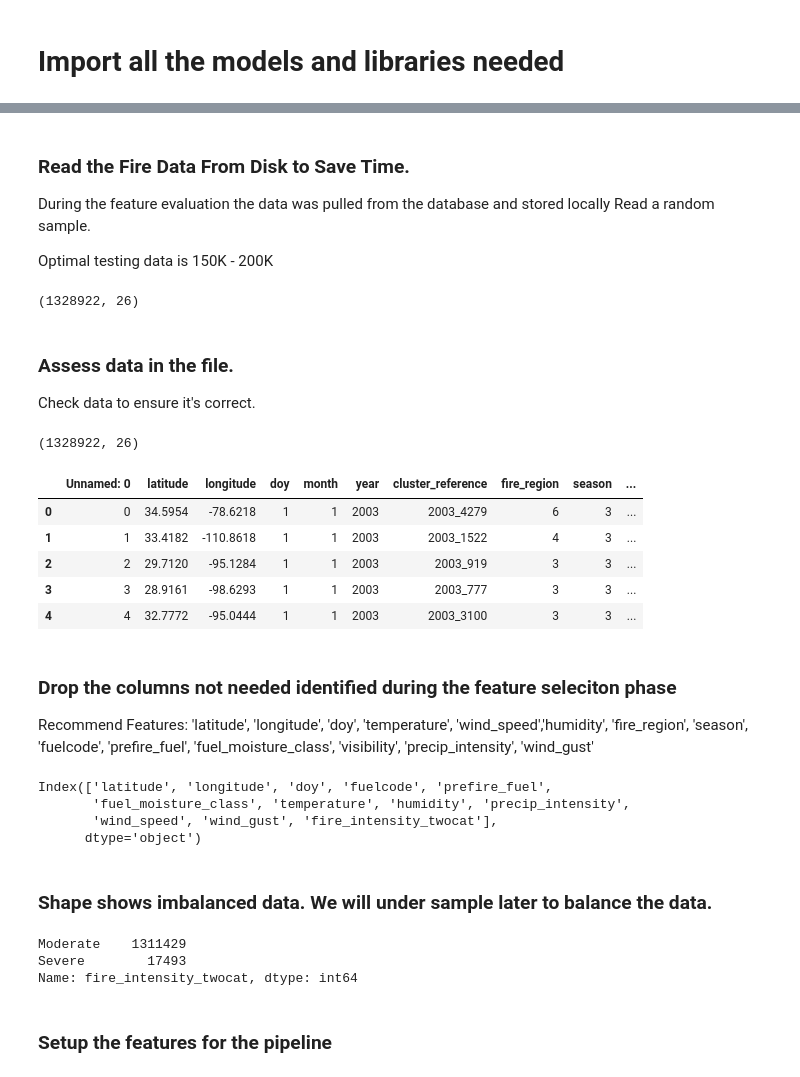
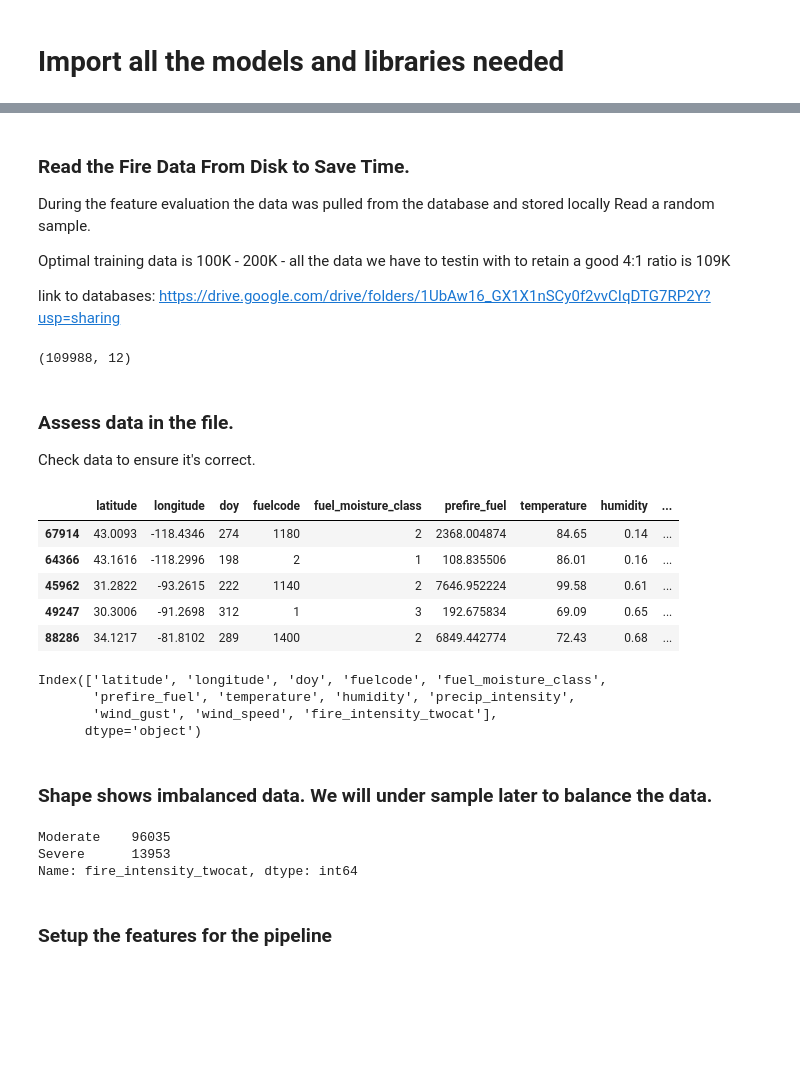
Before and after one commit to NahidGithub/Predicting-Wildfires, a Jupyter notebook: notebooks/Final_Model_Evaluation.ipynb, the cells around one changed output, grey strips where cells are left out. Cells and saved outputs as stored; diff of their text form; code cells hidden in the pictures; blank space fills up the shorter version.

```diff
--- a/notebooks/Final_Model_Evaluation.ipynb
+++ b/notebooks/Final_Model_Evaluation.ipynb
@@ -80,33 +65,29 @@ def open_estimator(filename) :
 During the feature evaluation the data was pulled from the database and stored locally
 Read a random sample.
 
-Optimal testing data is 150K - 200K
+Optimal training data is 100K - 200K - all the data we have to testin with to retain a good 4:1 ratio is 109K
+
+link to databases:
+https://drive.google.com/drive/folders/1UbAw16_GX1X1nSCy0f2vvCIqDTG7RP2Y?usp=sharing
 # %%
-df_fires = pd.read_csv('data/FireIntensity_Model_June12_Clean.csv') #.sample(500000)
+df_train = pd.read_csv('data/train.csv').sample(109988)
 
-print(df_fires.shape)
+print(df_train.shape)
 # %% [output]
-(1328922, 26)
+(109988, 12)
 # %% [markdown]
 ### Assess data in the file.
 Check data to ensure it's correct.
 # %%
 # Expanding number of columns:
-pd.set_option('display.max_columns', 40)
+pd.set_option('display.max_columns', 30)
 # %%
 # review datagram
-print (df_fires.shape)
-df_fires.head()
+df_train.head()
 # %% [output]
-(1328922, 26)
-|  | Unnamed: 0 | latitude | longitude | doy | month | year | cluster_reference | fire_region | season | ... |
-| 0 | 0 | 34.5954 | -78.6218 | 1 | 1 | 2003 | 2003_4279 | 6 | 3 | ... |
-| 1 | 1 | 33.4182 | -110.8618 | 1 | 1 | 2003 | 2003_1522 | 4 | 3 | ... |
-| 2 | 2 | 29.7120 | -95.1284 | 1 | 1 | 2003 | 2003_919 | 3 | 3 | ... |
-| 3 | 3 | 28.9161 | -98.6293 | 1 | 1 | 2003 | 2003_777 | 3 | 3 | ... |
-| 4 | 4 | 32.7772 | -95.0444 | 1 | 1 | 2003 | 2003_3100 | 3 | 3 | ... |
+|  | latitude | longitude | doy | fuelcode | fuel_moisture_class | prefire_fuel | temperature | humidity | ... |
+| 67914 | 43.0093 | -118.4346 | 274 | 1180 | 2 | 2368.004874 | 84.65 | 0.14 | ... |
+| 64366 | 43.1616 | -118.2996 | 198 | 2 | 1 | 108.835506 | 86.01 | 0.16 | ... |
+| 45962 | 31.2822 | -93.2615 | 222 | 1140 | 2 | 7646.952224 | 99.58 | 0.61 | ... |
+| 49247 | 30.3006 | -91.2698 | 312 | 1 | 3 | 192.675834 | 69.09 | 0.65 | ... |
+| 88286 | 34.1217 | -81.8102 | 289 | 1400 | 2 | 6849.442774 | 72.43 | 0.68 | ... |
-# %% [markdown]
-### Drop the columns not needed identified during the feature seleciton phase
-Recommend Features:  'latitude', 'longitude', 'doy', 'temperature', 'wind_speed','humidity', 'fire_region', 'season',
-                 'fuelcode', 'prefire_fuel', 'fuel_moisture_class',
-                 'visibility', 'precip_intensity', 'wind_gust'
@@ -117,18 +94,18 @@ df_fires = df_fires.drop(columns={'Unnamed: 0','cluster_reference', 'fire_region
 # %%
-df_fires.columns
+df_train.columns
 # %% [output]
-Index(['latitude', 'longitude', 'doy', 'fuelcode', 'prefire_fuel',
-       'fuel_moisture_class', 'temperature', 'humidity', 'precip_intensity',
-       'wind_speed', 'wind_gust', 'fire_intensity_twocat'],
+Index(['latitude', 'longitude', 'doy', 'fuelcode', 'fuel_moisture_class',
+       'prefire_fuel', 'temperature', 'humidity', 'precip_intensity',
+       'wind_gust', 'wind_speed', 'fire_intensity_twocat'],
       dtype='object')
 # %% [markdown]
 ### Shape shows imbalanced data. We will under sample later to balance the data.
 # %%
 #show the shape of the data
-print(df_fires['fire_intensity_twocat'].value_counts())
+print(df_train['fire_intensity_twocat'].value_counts())
 # %% [output]
-Moderate    1311429
-Severe        17493
+Moderate    96035
+Severe      13953
 Name: fire_intensity_twocat, dtype: int64
 # %% [markdown]
 ### Setup the features for the pipeline
```
Also changed, not shown: parts of 75 cells of this notebook.
